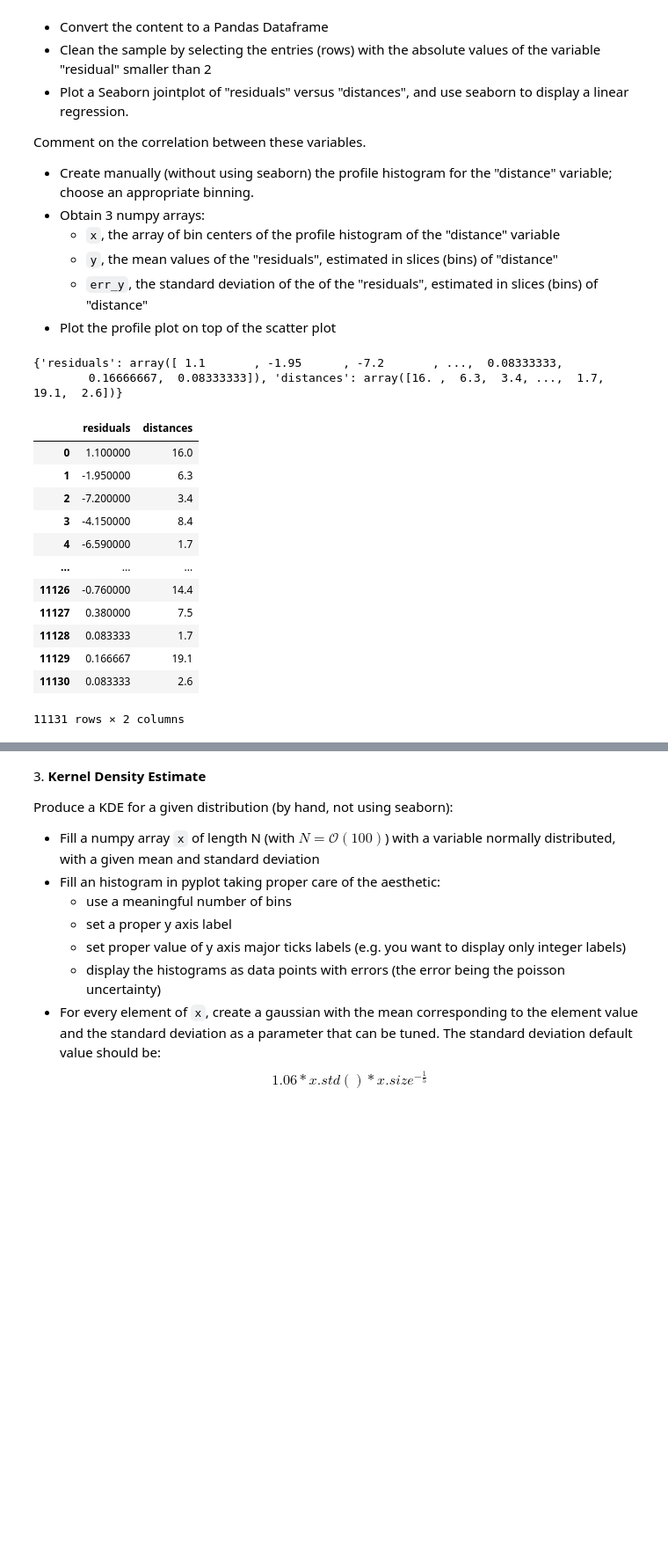
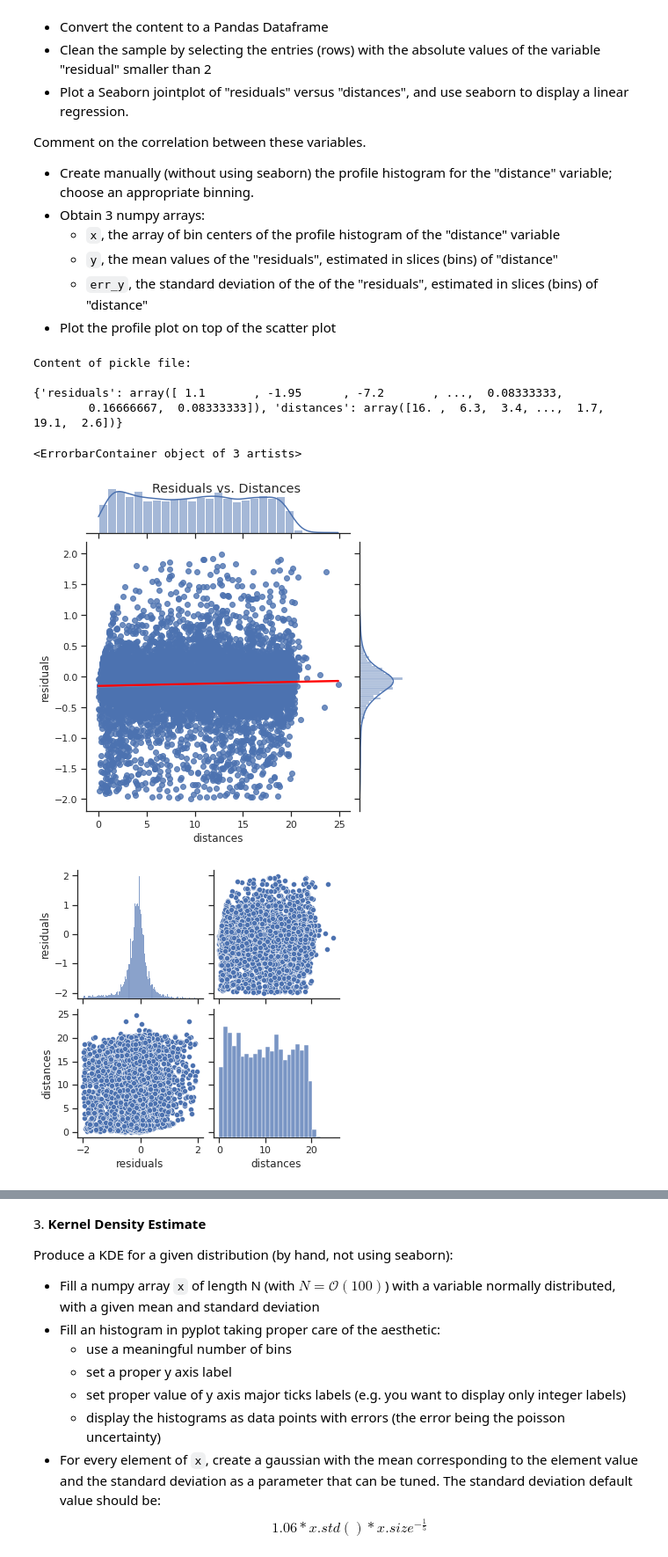
Before and after one commit to vittoriapv/HighLevelProgramming2021, a Jupyter notebook: 07ex_visualization.ipynb, the cells around one changed output, grey strips where cells are left out. Shown at 88% size. Drawn from its saved outputs; the diff is of its cells as text; code cells hidden in the pictures; blank space fills up the shorter version.

```diff
--- a/07ex_visualization.ipynb
+++ b/07ex_visualization.ipynb
@@ -53,31 +61,45 @@ Comment on the correlation between these variables.
 * Plot the profile plot on top of the scatter plot
 # %%
 !wget https://www.dropbox.com/s/3uqleyc3wyz52tr/residuals_261.pkl -P data/
-# %%
-import pickle
-
-infile=open('data/residuals_261.pkl', 'rb')
-new_dict=pickle.load(infile)
-infile.close()
-
-print(new_dict)
-dict1=dict(new_dict.item())
-
-df=pd.DataFrame(dict1)
-df
-# %% [output]
-{'residuals': array([ 1.1       , -1.95      , -7.2       , ...,  0.08333333,
-        0.16666667,  0.08333333]), 'distances': array([16. ,  6.3,  3.4, ...,  1.7, 19.1,  2.6])}
-|  | residuals | distances |
-| 0 | 1.100000 | 16.0 |
-| 1 | -1.950000 | 6.3 |
-| 2 | -7.200000 | 3.4 |
-| 3 | -4.150000 | 8.4 |
-| 4 | -6.590000 | 1.7 |
-| ... | ... | ... |
-| 11126 | -0.760000 | 14.4 |
-| 11127 | 0.380000 | 7.5 |
-| 11128 | 0.083333 | 1.7 |
-| 11129 | 0.166667 | 19.1 |
-| 11130 | 0.083333 | 2.6 |
-11131 rows × 2 columns
+# %%
+#exercise n.2
+import pickle
+
+print('Content of pickle file: \n')
+infile=open('data/residuals_261.pkl', 'rb')
+new_dict=pickle.load(infile)
+infile.close()
+
+print(new_dict, '\n')
+dictionary=dict(new_dict.item())
+df=pd.DataFrame(dictionary)
+
+df=df[abs(df['residuals'])<2.]#only |residuals|<2 considered
+
+sns.set_theme(style='ticks')
+p=sns.jointplot(x='distances', y='residuals', data=df,  kind='reg', joint_kws={'line_kws':{'color':'red'}})
+p.fig.suptitle('Residuals vs. Distances')
+
+#correlations
+sns.pairplot(df)
+
+fig, ax=plt.subplots(figsize=(7, 5))
+histo=df.loc[:,'distances']
+h, bins, _=ax.hist(histo, bins=20, color='lightsteelblue', edgecolor='black', density=False, cumulative=False)
+ax.set_xlabel('Distances')
+ax.set_ylabel('Counts')
+ax.set_title('Distances distribution')
+
+x=(bins[1:]+bins[:-1]/2)
+df['dist_sliced']=np.digitize(df['distances'], bins=bins)
+y=df.groupby('dist_sliced')['residuals'].mean()
+err_y=df.groupby('dist_sliced')['residuals'].std()
+plt.errorbar(x, y, yerr=err_y, fmt='.k', elinewidth=1 ,capsize=2)
+# %% [output]
+Content of pickle file:
+
+{'residuals': array([ 1.1       , -1.95      , -7.2       , ...,  0.08333333,
+        0.16666667,  0.08333333]), 'distances': array([16. ,  6.3,  3.4, ...,  1.7, 19.1,  2.6])}
+<ErrorbarContainer object of 3 artists>
+[figure, added]
+[figure, added]
```
Also changed, not shown: parts of 4 cells of this notebook, 3 other files.
